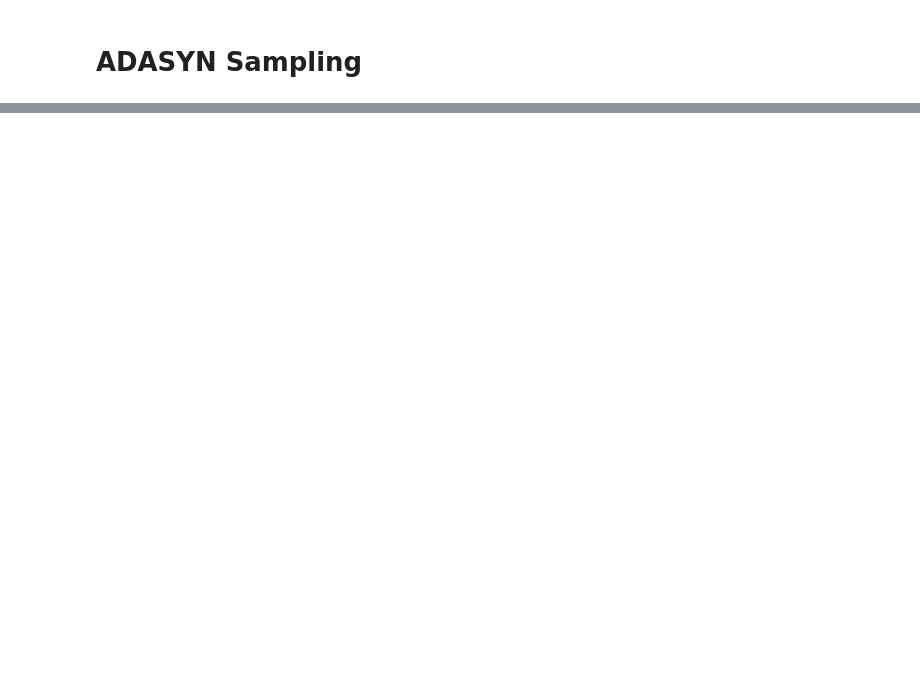
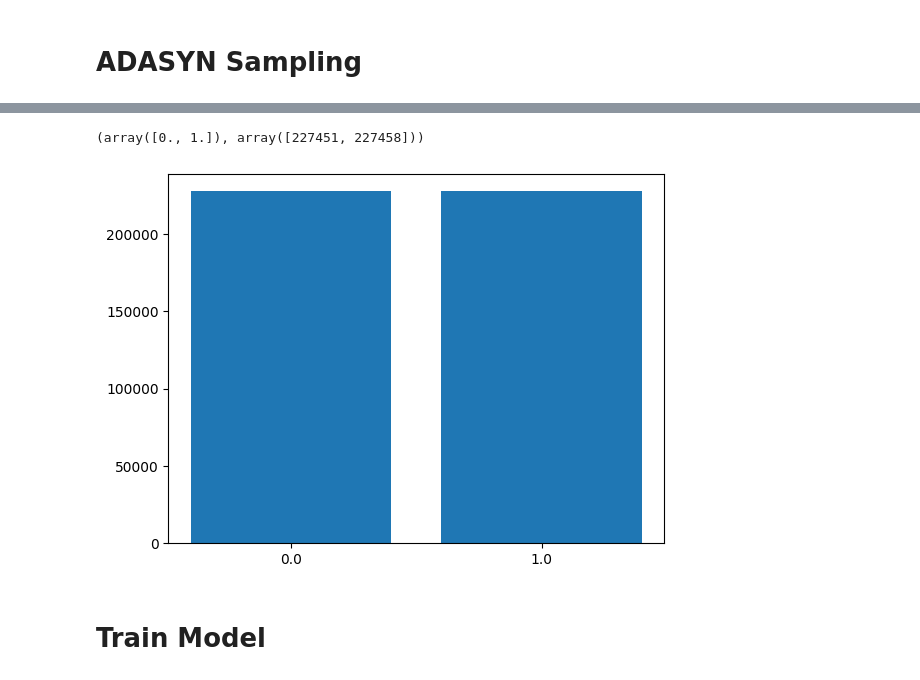
Before and after one commit to Ipouyall/DeepNeuralNetworkExploration, a Jupyter notebook: 09_CreditCardFraudDetection_ADASYN/03_Fraud_Detection.ipynb, the cells around one changed output, grey strips where cells are left out. Drawn from its saved outputs; the diff is of its cells as text; code cells hidden in the pictures; blank space fills up the shorter version.

```diff
--- a/09_CreditCardFraudDetection_ADASYN/03_Fraud_Detection.ipynb
+++ b/09_CreditCardFraudDetection_ADASYN/03_Fraud_Detection.ipynb
@@ -500,0 +679,6 @@ gc.collect()
+# %%
+x, y = x_train_valid.values, y_train_valid.values
+# %%
+sampler = AdaptiveSynthetic(beta=1, imb_threshold=0.7, k=5, eval=False)
+# %%
+x, y = sampler.fit_transform(x, y)
@@ -500,0 +696,12 @@ gc.collect()
+# %%
+tld = np.unique(y, return_counts=True)
+D = {l: c for l, c in zip(tld[0], tld[1])}
+print(tld)
+plt.bar(range(len(D)), list(D.values()), align='center')
+plt.xticks(range(len(D)), list(D.keys()), rotation=0)
+plt.show()
+# %% [output]
+(array([0., 1.]), array([227451, 227458]))
+[figure, added]
+# %% [markdown]
+# Train Model
```
Also changed, not shown: parts of 27 cells of this notebook.
